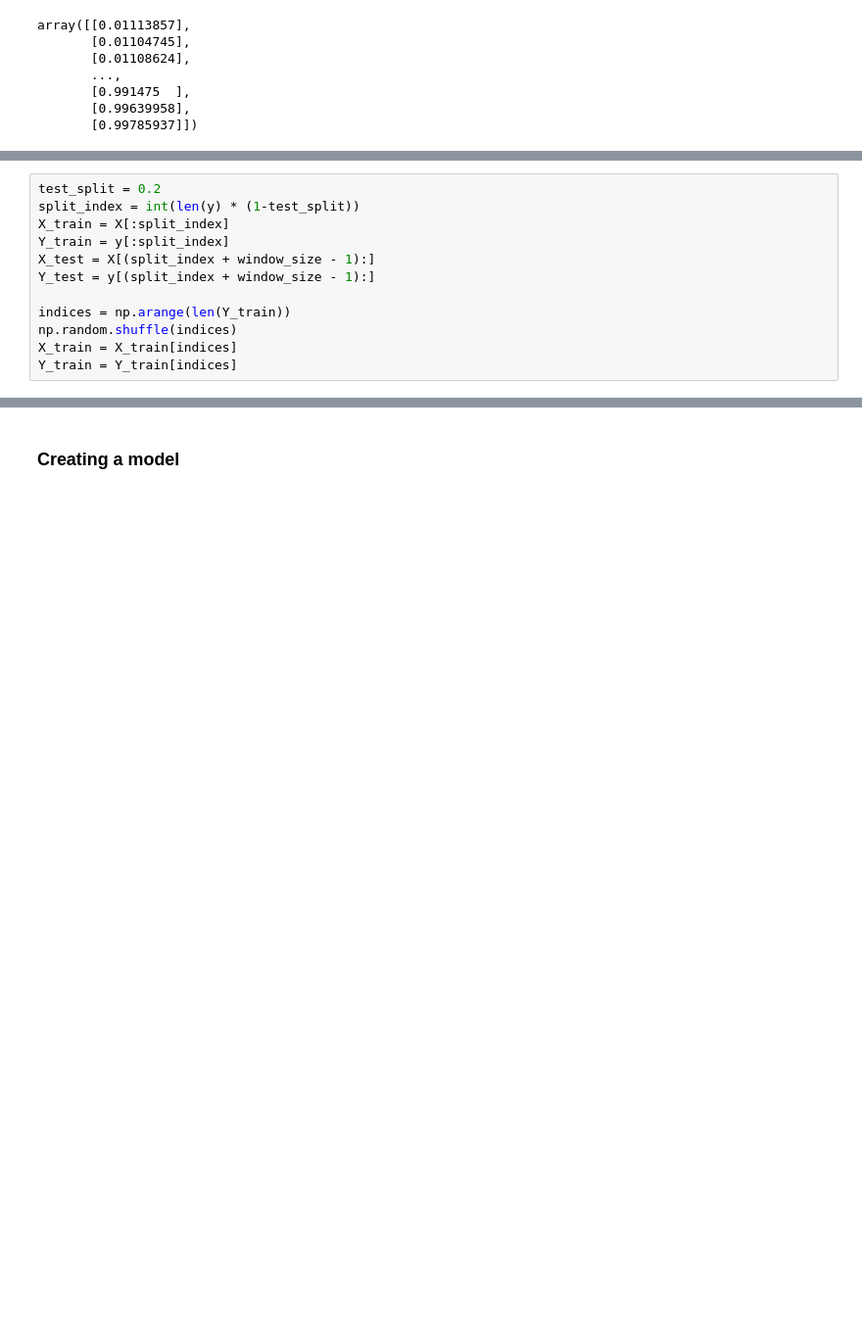
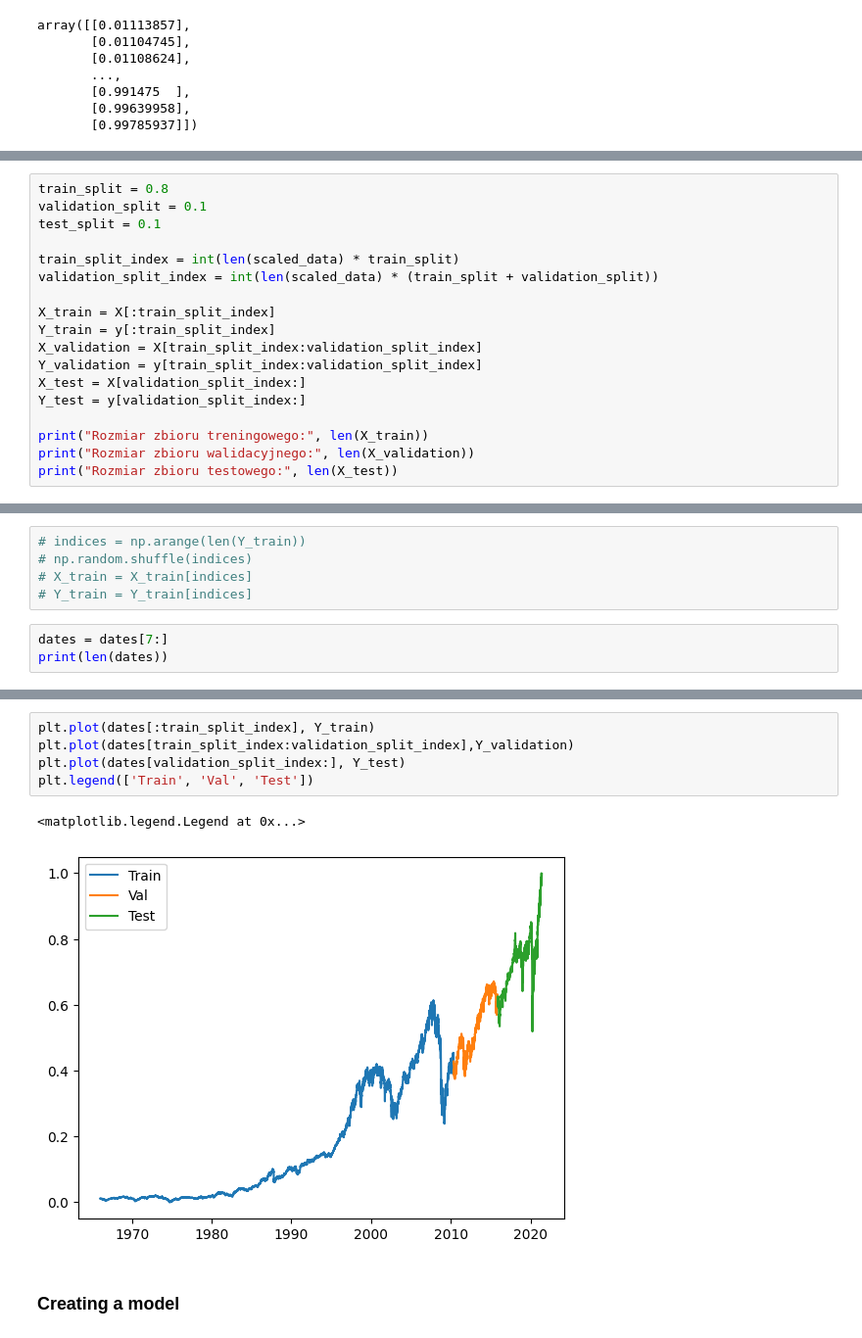
Before and after one commit to Rol3ert99/stock-predictions, a Jupyter notebook: run.ipynb, the cells around one changed output, grey strips where cells are left out. Shown at 98% size. Saved outputs shown, nothing was run; the diff lists cells and outputs as text; blank space fills up the shorter version.

```diff
--- a/run.ipynb
+++ b/run.ipynb
@@ -232,0 +227,18 @@ X.shape
+# %%
+train_split = 0.8
+validation_split = 0.1
+test_split = 0.1
+
+train_split_index = int(len(scaled_data) * train_split)
+validation_split_index = int(len(scaled_data) * (train_split + validation_split))
+
+X_train = X[:train_split_index]
+Y_train = y[:train_split_index]
+X_validation = X[train_split_index:validation_split_index]
+Y_validation = y[train_split_index:validation_split_index]
+X_test = X[validation_split_index:]
+Y_test = y[validation_split_index:]
+
+print("Rozmiar zbioru treningowego:", len(X_train))
+print("Rozmiar zbioru walidacyjnego:", len(X_validation))
+print("Rozmiar zbioru testowego:", len(X_test))
@@ -233,12 +249,8 @@ X.shape
 # %%
-test_split = 0.2
-split_index = int(len(y) * (1-test_split))
-X_train = X[:split_index]
-Y_train = y[:split_index]
-X_test = X[(split_index + window_size - 1):]
-Y_test = y[(split_index + window_size - 1):]
-
-indices = np.arange(len(Y_train))
-np.random.shuffle(indices)
-X_train = X_train[indices]
-Y_train = Y_train[indices]
+# indices = np.arange(len(Y_train))
+# np.random.shuffle(indices)
+# X_train = X_train[indices]
+# Y_train = Y_train[indices]
+# %%
+dates = dates[7:]
+print(len(dates))
@@ -265,3 +266,11 @@ array([[0.01333218, 0.01332541, 0.01320843, 0.01276577, 0.01247271,
+# %%
+plt.plot(dates[:train_split_index], Y_train)
+plt.plot(dates[train_split_index:validation_split_index],Y_validation)
+plt.plot(dates[validation_split_index:], Y_test)
+plt.legend(['Train', 'Val', 'Test'])
+# %% [output]
+<matplotlib.legend.Legend at 0x...>
+[figure, added]
 # %% [markdown]
 ### Creating a model
 # %%
```
Also changed, not shown: parts of 26 cells of this notebook, 2 other files.
